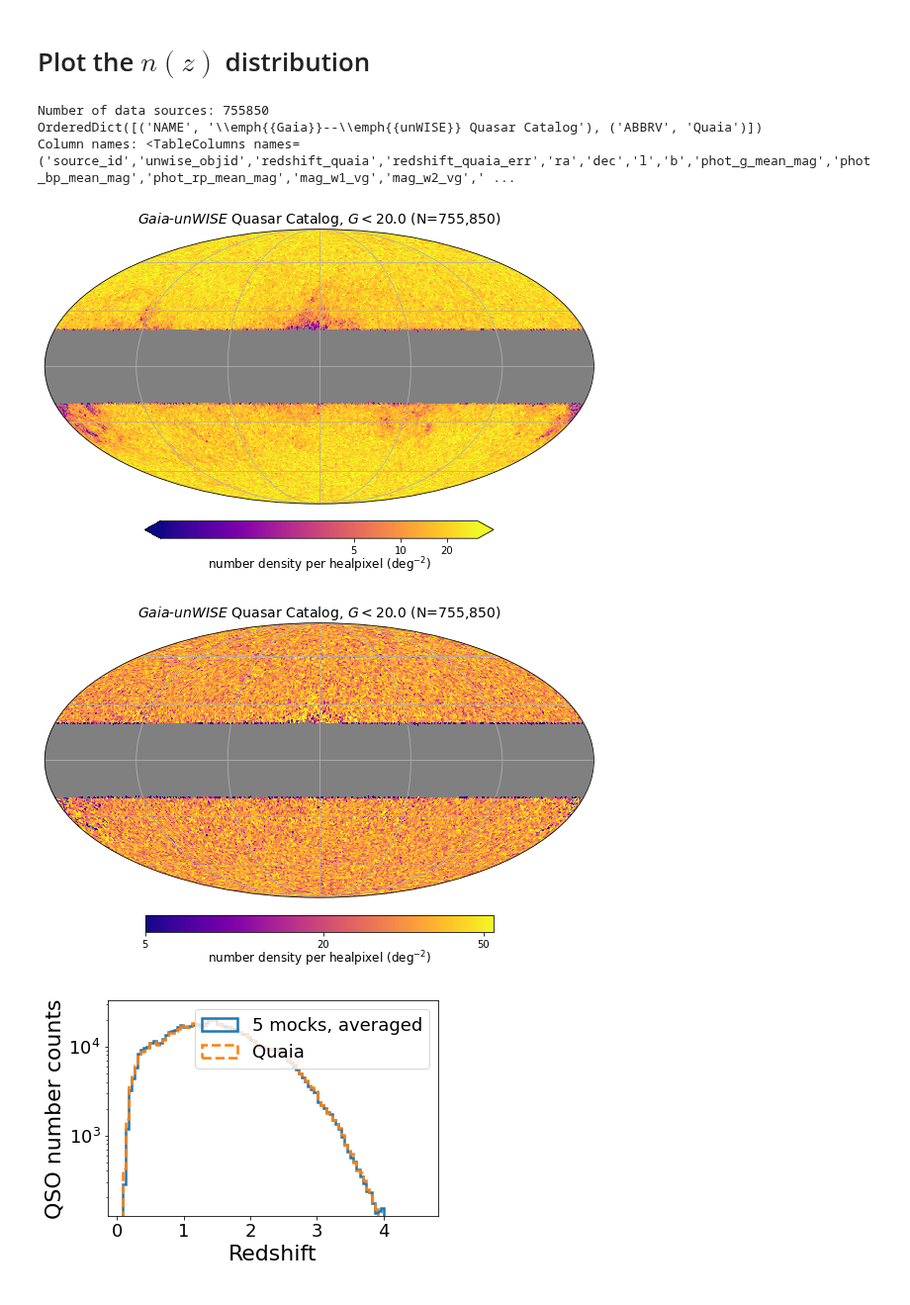
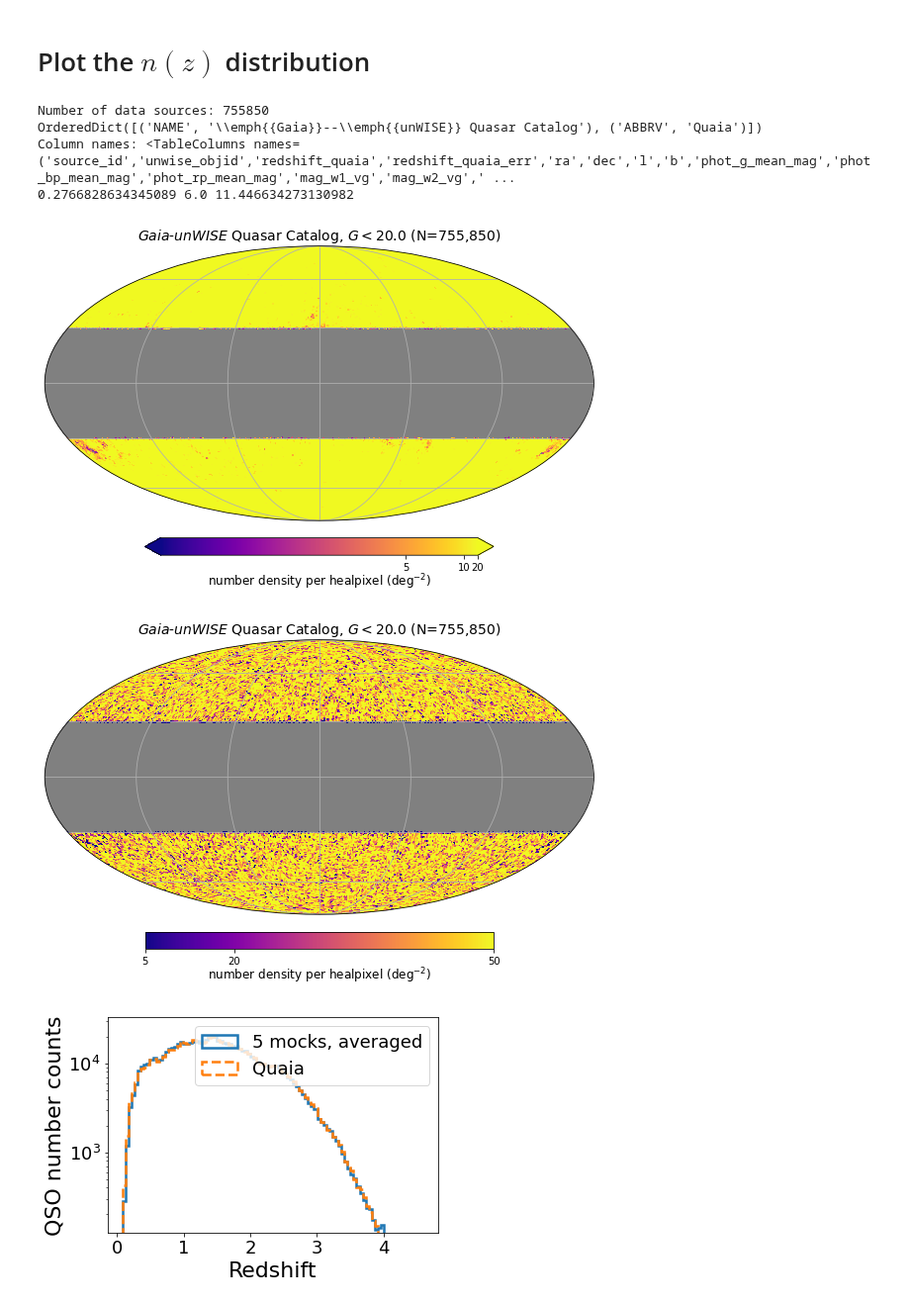
Before and after one commit to mshiferaw/quaia_bias, a Jupyter notebook: notebooks/2025-06-18_measure_xi_r_new_mocks.ipynb, the cells around one changed output. Shown at 99% size. Drawn from its saved outputs; the diff is of its cells as text; code cells hidden in the pictures.

```diff
--- a/notebooks/2025-06-18_measure_xi_r_new_mocks.ipynb
+++ b/notebooks/2025-06-18_measure_xi_r_new_mocks.ipynb
@@ -53,7 +53,7 @@ G_hi = 20.5
 G_lo = 20.0
 # %%
 # for plotting purposes
-fac_stdev = 1.45 # 1.5
+fac_stdev = 0.5 # 1.45 # 1.5
 # %% [markdown]
 ## Quasar mock catalog
 # %%
@@ -80,7 +80,8 @@ Number of data sources: 1295221
 ### Make map of quasar number counts
 # %%
 # mask the plane
-c = SkyCoord(ra=tab_gcatlo['ra']*u.degree, dec=tab_gcatlo['dec']*u.degree)
-mask_gcatlo = np.abs(c.galactic.b.value)>20 # use galactic coordinates from data
+mask = 30 #20
+c_gcatlo = SkyCoord(ra=tab_gcatlo['ra']*u.degree, dec=tab_gcatlo['dec']*u.degree)
+mask_gcatlo = np.abs(c_gcatlo.galactic.b.value)>=mask # use galactic coordinates from data
 N_gcatlo_mask = len(tab_gcatlo['ra'][mask_gcatlo])
 # %%
@@ -225,13 +226,15 @@ projview(map_randselfunc_hi, title=rf"Random catalog, $G<{G_hi}$ ($N={N_randhi}$
 # %% [markdown]
 # Plot the $n(z)$ distribution
 # %%
-tab_datalo, pixel_indices_datalo, N_datalo_mask, mask_datalo = quaia.read(f'../data/quaia_G20.0.fits', '$Gaia$-$unWISE$ Quasar Catalog', G_lo, fn_sello)
+tab_datalo, pixel_indices_datalo_mask, N_datalo_mask, mask_datalo = quaia.read(f'../data/quaia_G20.0.fits', '$Gaia$-$unWISE$ Quasar Catalog', G_lo,
+                                                                               fn_sello, mask = mask, fac_stdev = fac_stdev)
 # %% [output]
 Number of data sources: 755850
 OrderedDict([('NAME', '\\emph{{Gaia}}--\\emph{{unWISE}} Quasar Catalog'), ('ABBRV', 'Quaia')])
 Column names: <TableColumns names=('source_id','unwise_objid','redshift_quaia','redshift_quaia_err','ra','dec','l','b','phot_g_mean_mag','phot_bp_mean_mag','phot_rp_mean_mag','mag_w1_vg','mag_w2_vg',' ...
+0.2766828634345089 6.0 11.446634273130982
-[figure, old version]
+[figure, new version]
-[figure, old version]
+[figure, new version]
 # %%
 mean = []
 bins = np.linspace(0.08, 4.6, 100)
```
Also changed, not shown: parts of 43 cells of this notebook, 4 other files.
